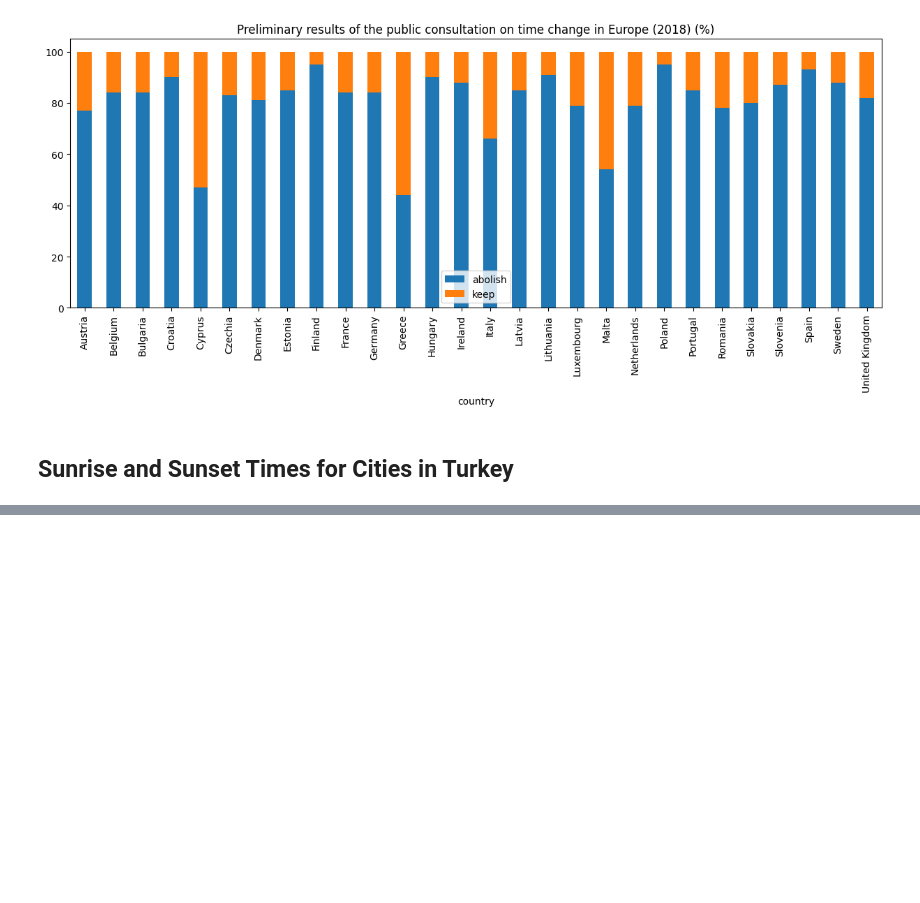
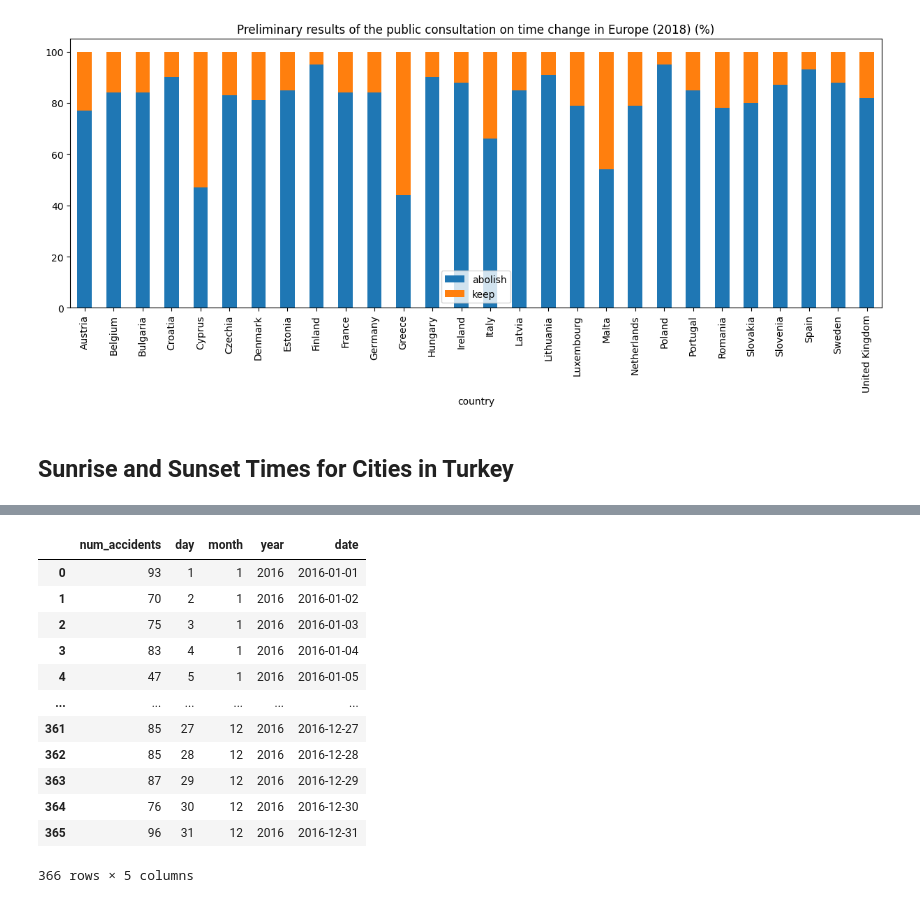
Before and after one commit to FlyinHedgehog/MAT388E-final-project, a Jupyter notebook: Final_Project.ipynb, the cells around one changed output, grey strips where cells are left out. Drawn from its saved outputs; the diff is of its cells as text; code cells hidden in the pictures; blank space fills up the shorter version.

```diff
--- a/Final_Project.ipynb
+++ b/Final_Project.ipynb
@@ -254,0 +268,32 @@ plt.show()
+# %%
+query = '''
+        SELECT COUNT(consecutive_number) AS num_accidents,
+               EXTRACT(DAY FROM timestamp_of_crash) AS day,
+               EXTRACT(MONTH FROM timestamp_of_crash) AS month,
+               EXTRACT(YEAR FROM timestamp_of_crash) AS year,
+               EXTRACT(DATE FROM timestamp_of_crash) AS date
+        FROM `bigquery-public-data.nhtsa_traffic_fatalities.accident_2016`
+        GROUP BY date, year, month, day
+        ORDER BY date
+        '''
+
+client = bigquery.Client()
+
+query_job = client.query(query)
+accidents_by_date = query_job.to_dataframe()
+
+accidents_by_date
+# %% [output]
+|  | num_accidents | day | month | year | date |
+| 0 | 93 | 1 | 1 | 2016 | 2016-01-01 |
+| 1 | 70 | 2 | 1 | 2016 | 2016-01-02 |
+| 2 | 75 | 3 | 1 | 2016 | 2016-01-03 |
+| 3 | 83 | 4 | 1 | 2016 | 2016-01-04 |
+| 4 | 47 | 5 | 1 | 2016 | 2016-01-05 |
+| ... | ... | ... | ... | ... | ... |
+| 361 | 85 | 27 | 12 | 2016 | 2016-12-27 |
+| 362 | 85 | 28 | 12 | 2016 | 2016-12-28 |
+| 363 | 87 | 29 | 12 | 2016 | 2016-12-29 |
+| 364 | 76 | 30 | 12 | 2016 | 2016-12-30 |
+| 365 | 96 | 31 | 12 | 2016 | 2016-12-31 |
+366 rows × 5 columns
```
Also changed, not shown: parts of 5 cells of this notebook.
